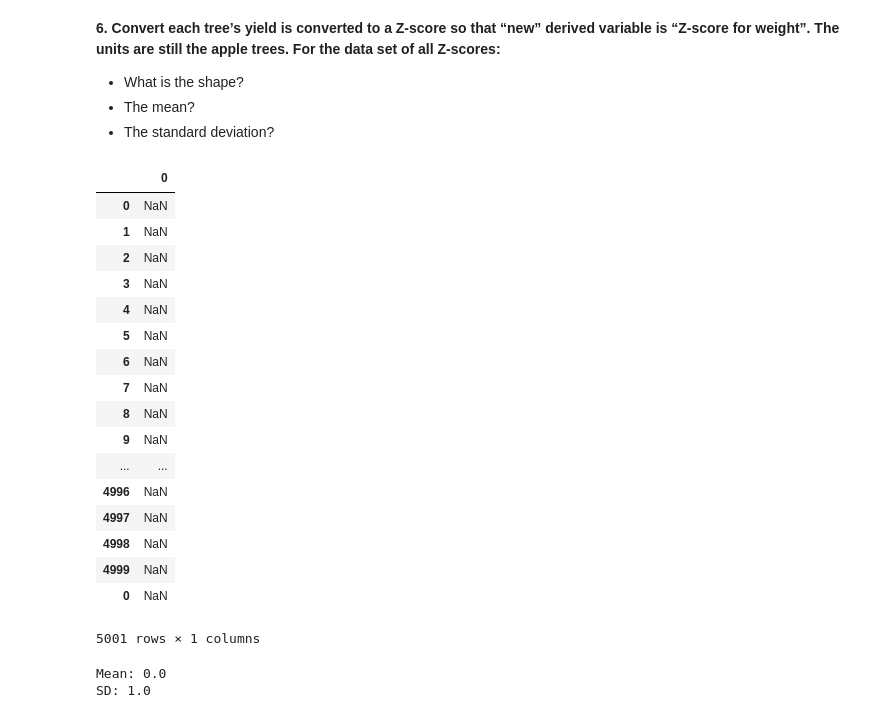
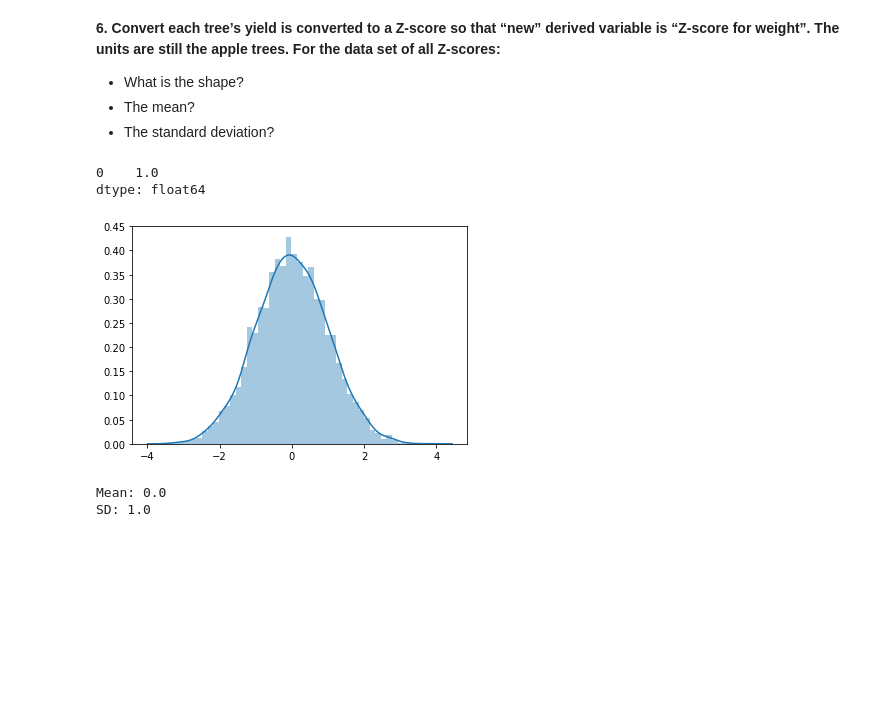
Before and after one commit to rvent/dsc-1-09-15-standard-normal-distribution-lab-nyc-ds-career-012819, a Jupyter notebook: index.ipynb, the cells around one changed output. Cells and saved outputs as stored; diff of their text form; code cells hidden in the pictures; blank space fills up the shorter version.

```diff
--- a/index.ipynb
+++ b/index.ipynb
@@ -104,29 +104,13 @@ calc_x(1.85)
 * The standard deviation?
 # %%
 z_df = yield_df.apply(calc_z_score)
-z_df
-# sns.distplot(z_df)
-# z_df.mean()
-# z_df.std()
+sns.distplot(z_df)
+z_df.mean()
+z_df.std()
 # %% [output]
-|  | 0 |
-| 0 | NaN |
-| 1 | NaN |
-| 2 | NaN |
-| 3 | NaN |
-| 4 | NaN |
-| 5 | NaN |
-| 6 | NaN |
-| 7 | NaN |
-| 8 | NaN |
-| 9 | NaN |
-| ... | ... |
-| 4996 | NaN |
-| 4997 | NaN |
-| 4998 | NaN |
-| 4999 | NaN |
-| 0 | NaN |
-5001 rows × 1 columns
+0    1.0
+dtype: float64
+[figure, added]
 # %%
 # Give your solution here
 # %% [output]
```
